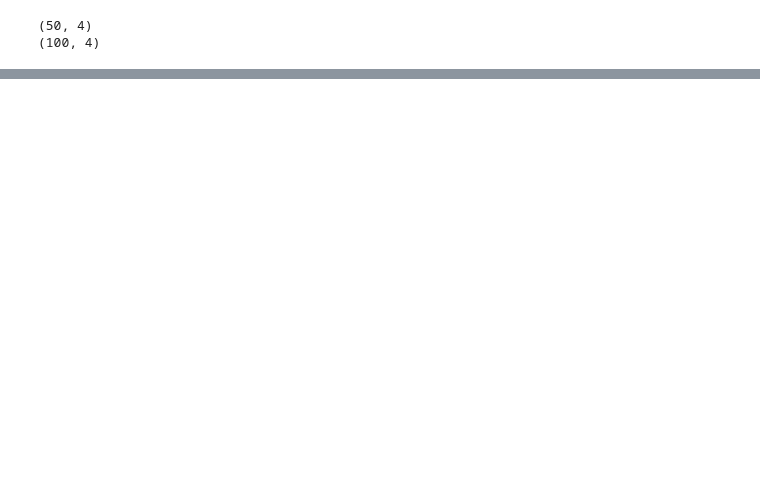
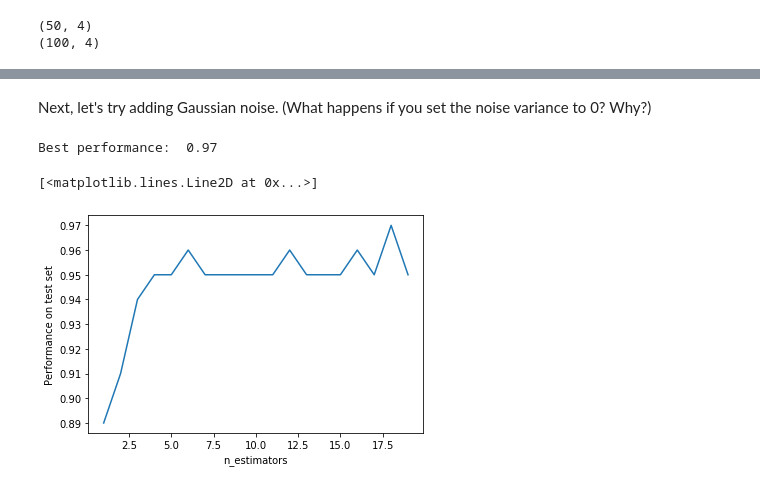
Before and after one commit to lorenlugosch/trees, a Jupyter notebook: trees.ipynb, the cells around one changed output, grey strips where cells are left out. Drawn from its saved outputs; the diff is of its cells as text; code cells hidden in the pictures; blank space fills up the shorter version.

```diff
--- a/trees.ipynb
+++ b/trees.ipynb
@@ -248,0 +262,23 @@ plt.plot(k_values, k_perf)
+# %% [markdown]
+Next, let's try adding Gaussian noise. (What happens if you set the noise variance to 0? Why?)
+# %%
+tree_counts = []
+accuracies = []
+for tree_count in range(1, 20):
+    model = RandomForestClassifier(n_estimators=tree_count,
+                                   max_depth=3,
+                                   subset_percentage=1,
+                                   noise_variance=0.1)
+    model.fit(iris_train_x, iris_train_y)
+    accuracy = (model.predict(iris_test_x) == iris_test_y).mean()
+    accuracies.append(accuracy)
+    tree_counts.append(tree_count)
+
+print("Best performance: ", max(accuracies))
+plt.xlabel('n_estimators')
+plt.ylabel('Performance on test set')
+plt.plot(tree_counts, accuracies)
+# %% [output]
+Best performance:  0.97
+[<matplotlib.lines.Line2D at 0x...>]
+[figure, added]
```
Also changed, not shown: parts of 20 cells of this notebook.
